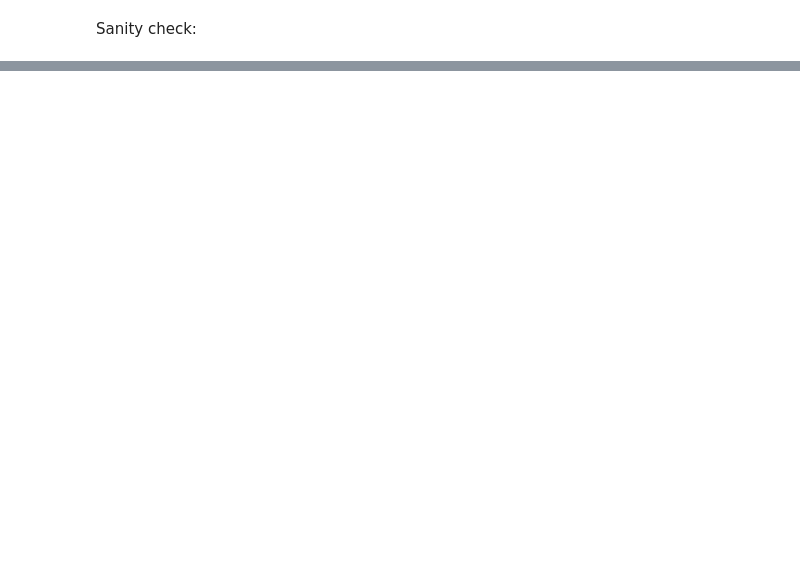
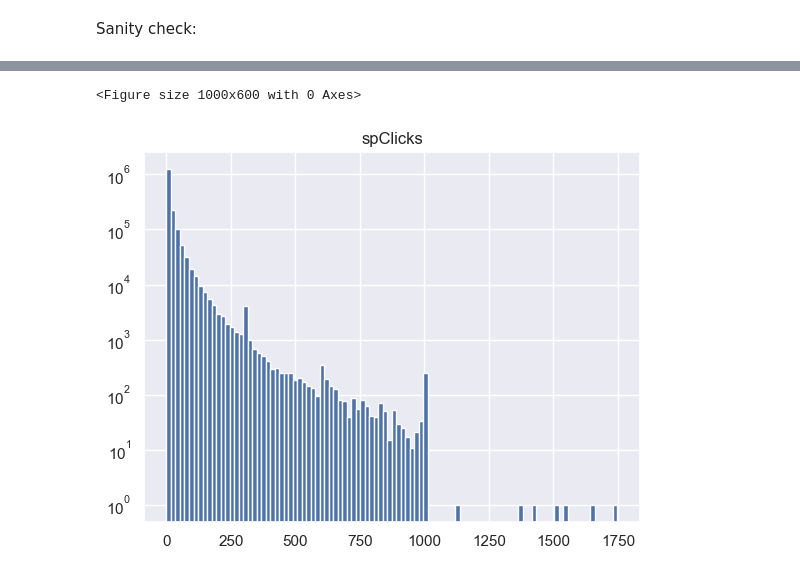
Before and after one commit to ofrizzz/Starship, a Jupyter notebook: data-cleaning.ipynb, the cells around one changed output, grey strips where cells are left out. Saved outputs shown, nothing was run; the diff lists cells and outputs as text; code cells hidden in the pictures; blank space fills up the shorter version.

```diff
--- a/data-cleaning.ipynb
+++ b/data-cleaning.ipynb
@@ -185,0 +386,7 @@ spClicks => 521368
+# %%
+plt.figure(figsize=(10, 6))
+combined_df.hist(column=['spClicks'], bins=100)
+plt.yscale('log')
+# %% [output]
+<Figure size 1000x600 with 0 Axes>
+[figure, added]
```
Also changed, not shown: parts of 83 cells of this notebook.
